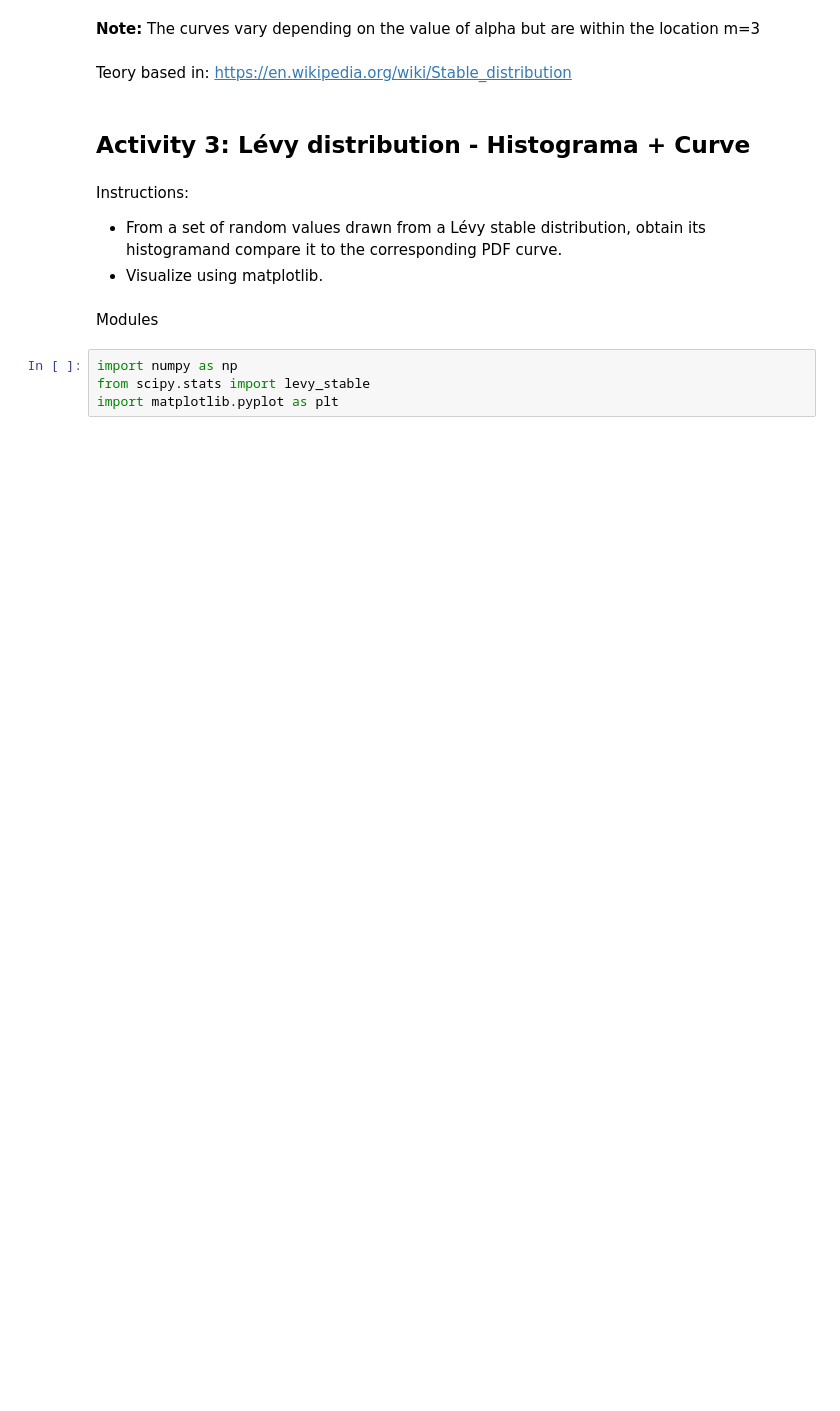
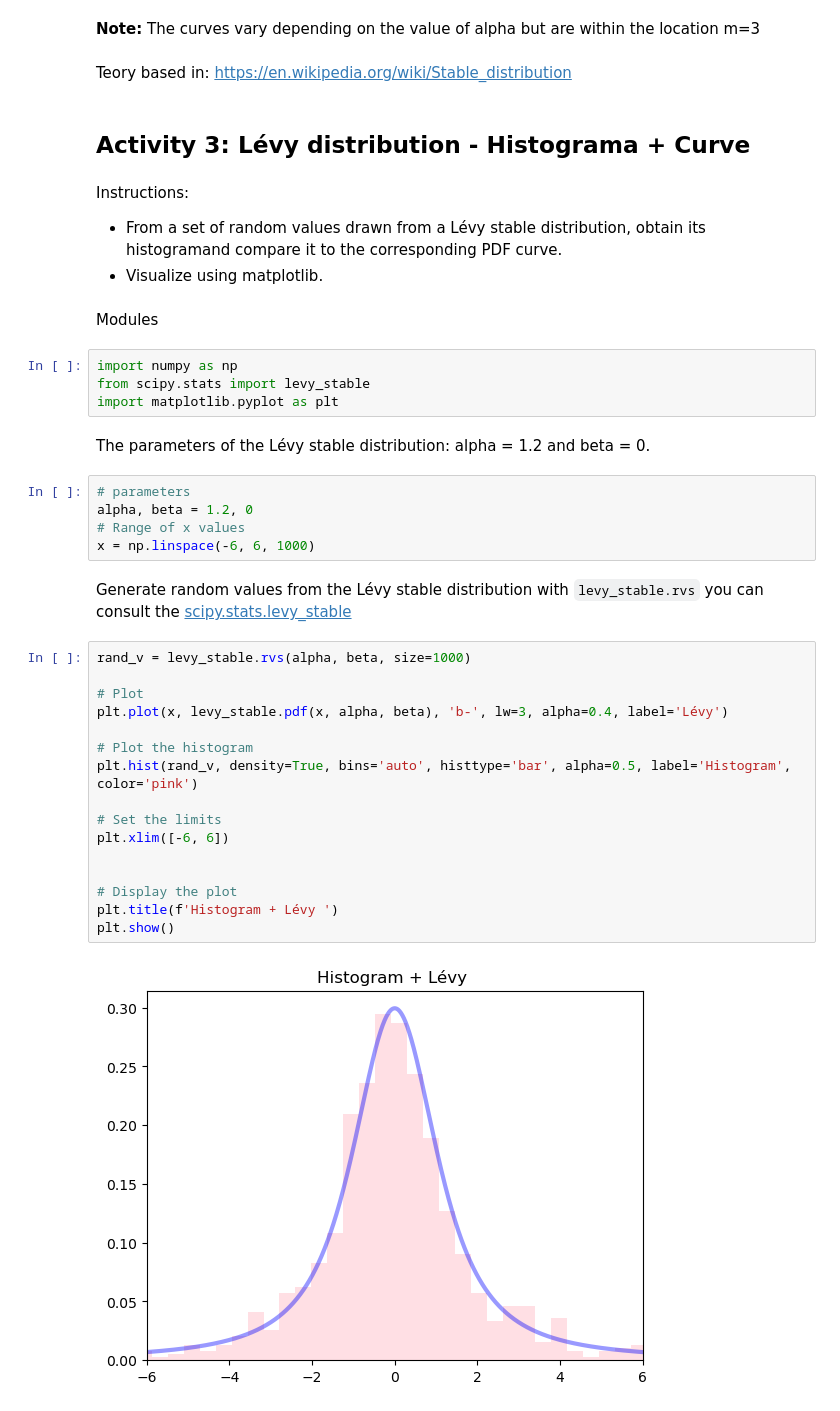
Before and after one commit to MilagrosContrera/Assignment_1-, a Jupyter notebook: RANDOM WALK ACTIVITY 1 .ipynb, the cells around one changed output. Saved outputs shown, nothing was run; the diff lists cells and outputs as text; blank space fills up the shorter version.

Commit message:
Generate random values from the Lévy stable distribution and plot the result

```diff
--- a/RANDOM WALK ACTIVITY 1 .ipynb
+++ b/RANDOM WALK ACTIVITY 1 .ipynb
@@ -180,3 +180,30 @@ Modules
 import numpy as np
 from scipy.stats import levy_stable
 import matplotlib.pyplot as plt
+# %% [markdown]
+The parameters of the Lévy stable distribution: alpha = 1.2 and beta = 0.
+# %%
+# parameters
+alpha, beta = 1.2, 0
+# Range of x values
+x = np.linspace(-6, 6, 1000)
+# %% [markdown]
+Generate random values from the Lévy stable distribution with `levy_stable.rvs` you can consult the [scipy.stats.levy_stable](https://docs.scipy.org/doc/scipy/reference/stats.html)
+# %%
+rand_v = levy_stable.rvs(alpha, beta, size=1000)
+
+# Plot
+plt.plot(x, levy_stable.pdf(x, alpha, beta), 'b-', lw=3, alpha=0.4, label='Lévy')
+
+# Plot the histogram
+plt.hist(rand_v, density=True, bins='auto', histtype='bar', alpha=0.5, label='Histogram', color='pink')
+
+# Set the limits
+plt.xlim([-6, 6])
+
+
+# Display the plot
+plt.title(f'Histogram + Lévy ')
+plt.show()
+# %% [output]
+[figure, added]
```
